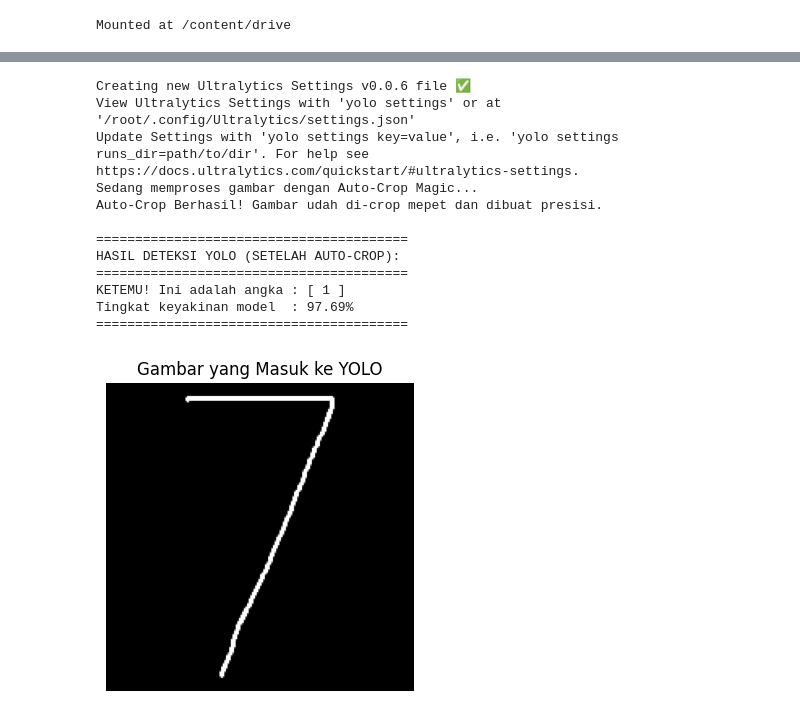
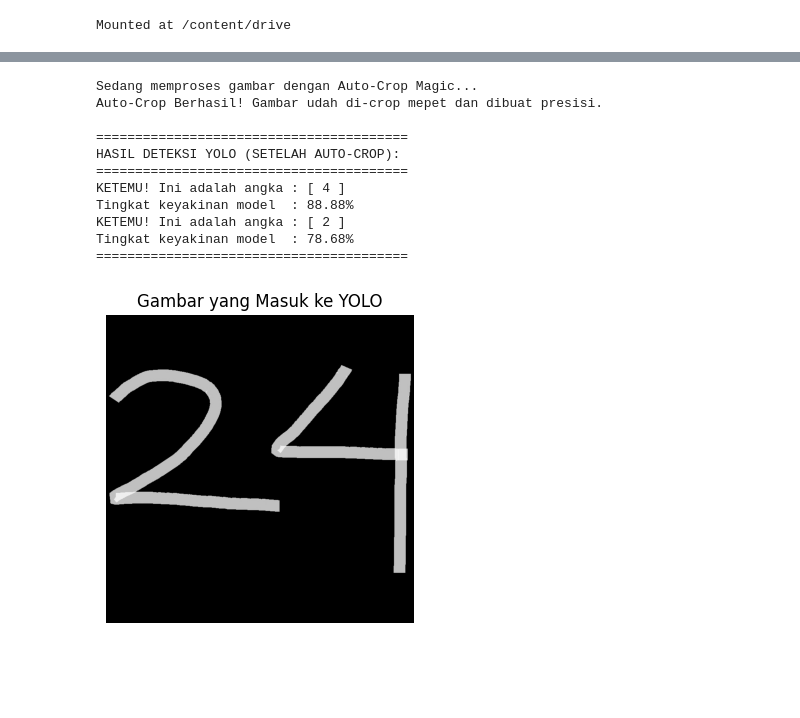
Before and after one commit to kyogree1/yolo-number-classification, a Jupyter notebook: Tugas_Pertemuan_6_Deep_Learning_A_Kelompok_5.ipynb, the cells around one changed output, grey strips where cells are left out. Cells and saved outputs as stored; diff of their text form; code cells hidden in the pictures; blank space fills up the shorter version.

```diff
--- a/Tugas_Pertemuan_6_Deep_Learning_A_Kelompok_5.ipynb
+++ b/Tugas_Pertemuan_6_Deep_Learning_A_Kelompok_5.ipynb
@@ -86,14 +71,0 @@ Konversi Beres! Gambar lu udah masuk ke folder yang bener.
-# %%
-from ultralytics import YOLO
-
-# Pake YOLOv8 dulu, YOLOv12 gabisa gatau napa
-model = YOLO('yolov8n.pt')
-
-# Training dimulai
-results = model.train(
-    data='/content/yolo_mnist_dataset/data.yaml',
-    epochs=2,
-    imgsz=32,
-    device=0,
-    plots=True
-)
@@ -125,8 +146,8 @@ import matplotlib.pyplot as plt
 from ultralytics import YOLO
 
 # 1. Pastikan model dan gambar lu ada
-model_path = '/content/drive/MyDrive/dataset_handwriting/ModelMalwareLegitHengker2025.pt'
-path_foto = '/content/seben.png'
+model_path = '/content/runs/detect/train/weights/best.pt'
+path_foto = '/24.jpg'
 
 if not os.path.exists(model_path):
     print(f"Waduh, model nggak ketemu di: {model_path}")
@@ -200,36 +221,35 @@ else:
 
         if len(kotak_deteksi) == 0:
             print("WADUH: Model masih ragu. Ketebalan garis mungkin ngaruh banget.")
         else:
             for box in kotak_deteksi:
                 id_kelas = int(box.cls[0].item())
                 nama_kelas = trained_model.names[id_kelas]
                 akurasi = round(box.conf[0].item() * 100, 2)
 
                 print(f"KETEMU! Ini adalah angka : [ {nama_kelas} ]")
                 print(f"Tingkat keyakinan model  : {akurasi}%")
         print("="*40 + "\n")
 
         # Tampilin gambarnya biar lu bisa liat perbandingan potongannya
         plt.figure(figsize=(4,4))
         plt.title("Gambar yang Masuk ke YOLO")
         plt.imshow(cv2.cvtColor(square_img, cv2.COLOR_BGR2RGB))
         plt.axis('off')
         plt.show()
 
     else:
         print("Gagal: Nggak nemu goresan angka apa-apa di gambar ini.")
 # %% [output]
-Creating new Ultralytics Settings v0.0.6 file ✅
-View Ultralytics Settings with 'yolo settings' or at '/root/.config/Ultralytics/settings.json'
-Update Settings with 'yolo settings key=value', i.e. 'yolo settings runs_dir=path/to/dir'. For help see https://docs.ultralytics.com/quickstart/#ultralytics-settings.
 Sedang memproses gambar dengan Auto-Crop Magic...
 Auto-Crop Berhasil! Gambar udah di-crop mepet dan dibuat presisi.
 
 ========================================
 HASIL DETEKSI YOLO (SETELAH AUTO-CROP):
 ========================================
-KETEMU! Ini adalah angka : [ 1 ]
-Tingkat keyakinan model  : 97.69%
+KETEMU! Ini adalah angka : [ 4 ]
+Tingkat keyakinan model  : 88.88%
+KETEMU! Ini adalah angka : [ 2 ]
+Tingkat keyakinan model  : 78.68%
 ========================================
-[figure, old version]
+[figure, new version]
```
Also changed, not shown: parts of 8 cells of this notebook.
